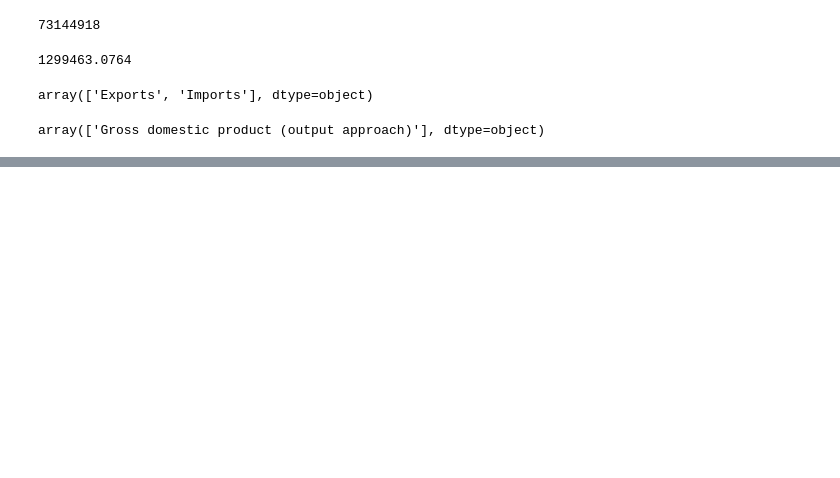
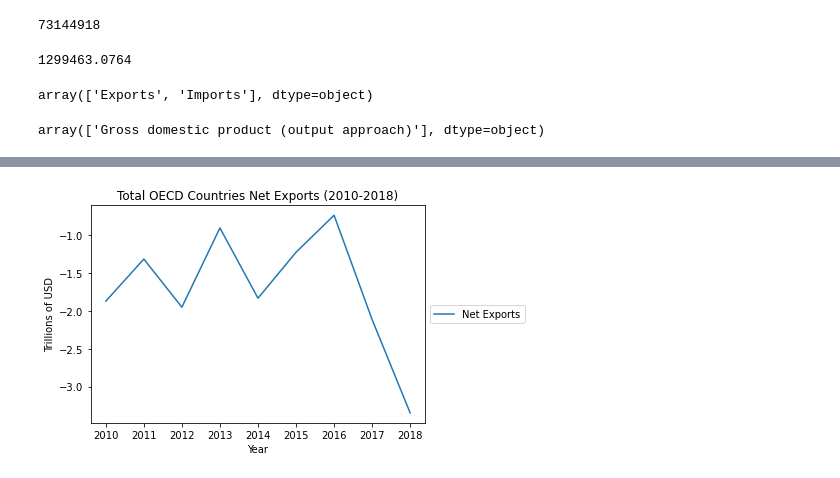
Before and after one commit to sni13/rsm312-businessAnalytics, a Jupyter notebook: Assignment 3/A3 Code.ipynb, the cells around one changed output, grey strips where cells are left out. Saved outputs shown, nothing was run; the diff lists cells and outputs as text; code cells hidden in the pictures; blank space fills up the shorter version.

```diff
--- a/Assignment 3/A3 Code.ipynb
+++ b/Assignment 3/A3 Code.ipynb
@@ -84,0 +137,3 @@ array(['Gross domestic product (output approach)'], dtype=object)
+# %%
+pivoted['Net Exports'] = pivoted['Exports'] - pivoted['Imports']
+pivoted.tail()
@@ -84,0 +147,11 @@ array(['Gross domestic product (output approach)'], dtype=object)
+# %%
+# Create a line chart of the data
+plt.plot(pivoted['Time'], pivoted['Net Exports'] / 1e12, label='Net Exports')
+plt.legend()
+plt.xlabel('Year')
+plt.ylabel('Trillions of USD')
+plt.title('Total OECD Countries Net Exports (2010-2018)')
+plt.legend(loc='center left', bbox_to_anchor=(1, 0.5))
+plt.show()
+# %% [output]
+[figure, added]
```
Also changed, not shown: parts of 23 cells of this notebook, 1 other file.
